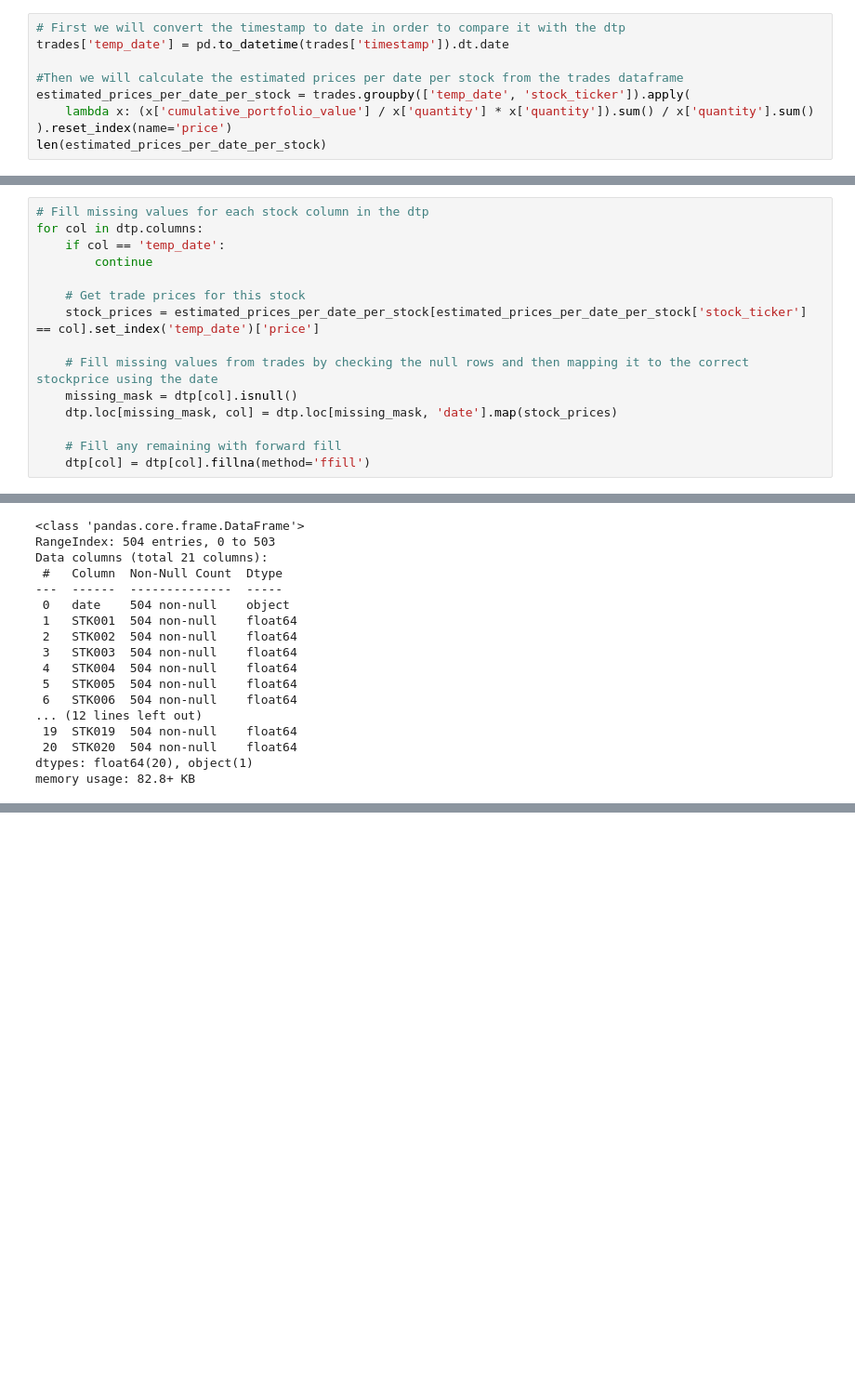
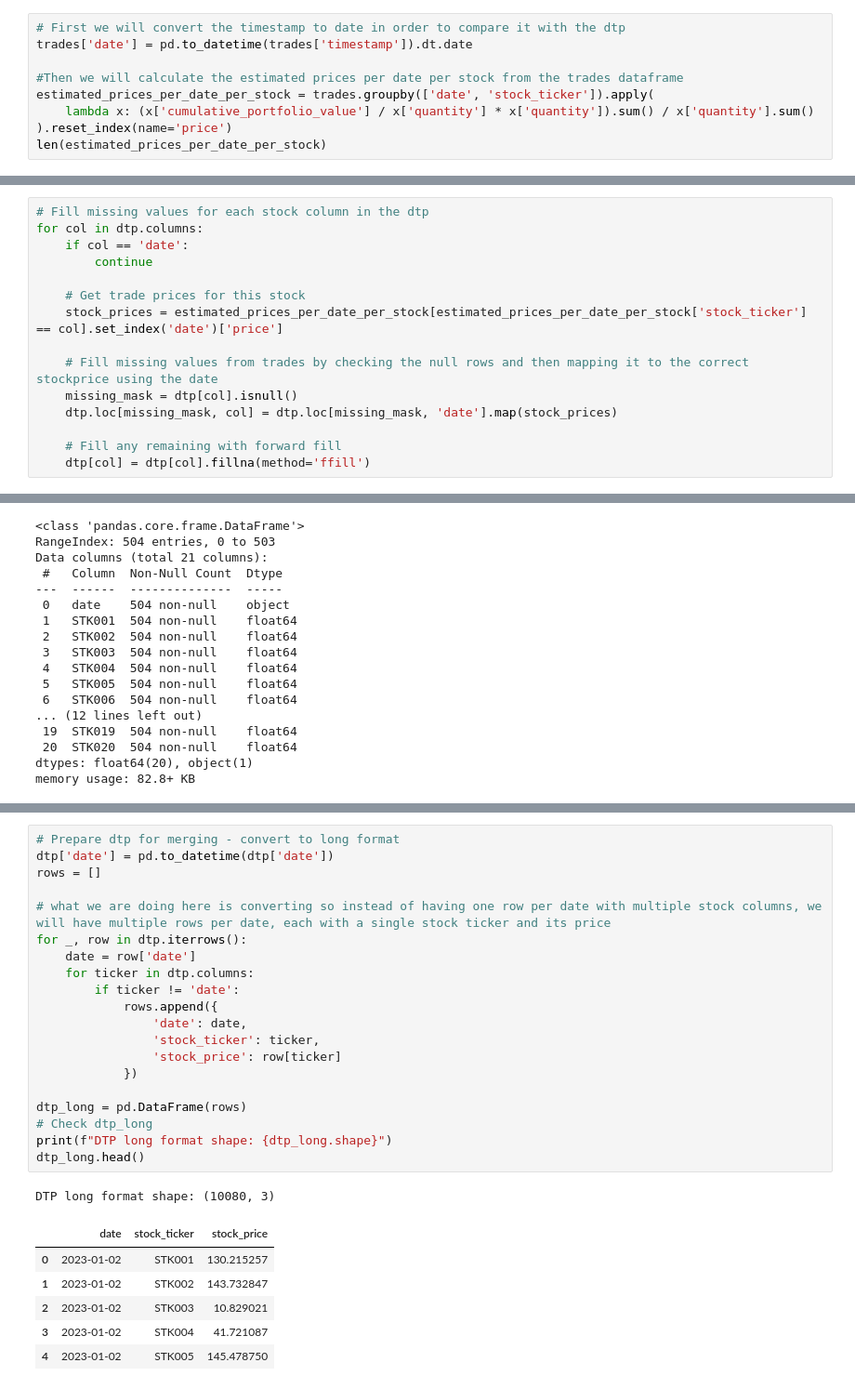
Before and after one commit to seiftarek158/Data-Engineering, a Jupyter notebook: data_cleaning.ipynb, the cells around one changed output, grey strips where cells are left out. Shown at 93% size. Drawn from its saved outputs; the diff is of its cells as text; blank space fills up the shorter version.

```diff
--- a/data_cleaning.ipynb
+++ b/data_cleaning.ipynb
@@ -184,10 +184,10 @@ trades.head()
 | 4 | 5 | 2023-01-02 | 3938 | STK006 | BUY | 203 | 203.00 | ... |
 # %%
 # First we will convert the timestamp to date in order to compare it with the dtp
-trades['temp_date'] = pd.to_datetime(trades['timestamp']).dt.date
+trades['date'] = pd.to_datetime(trades['timestamp']).dt.date
 
 #Then we will calculate the estimated prices per date per stock from the trades dataframe
-estimated_prices_per_date_per_stock = trades.groupby(['temp_date', 'stock_ticker']).apply(
+estimated_prices_per_date_per_stock = trades.groupby(['date', 'stock_ticker']).apply(
     lambda x: (x['cumulative_portfolio_value'] / x['quantity'] * x['quantity']).sum() / x['quantity'].sum()
 ).reset_index(name='price')
 len(estimated_prices_per_date_per_stock)
@@ -196,11 +196,11 @@ len(estimated_prices_per_date_per_stock)
 # %%
 # Fill missing values for each stock column in the dtp
 for col in dtp.columns:
-    if col == 'temp_date':
+    if col == 'date':
         continue
 
     # Get trade prices for this stock
-    stock_prices = estimated_prices_per_date_per_stock[estimated_prices_per_date_per_stock['stock_ticker'] == col].set_index('temp_date')['price']
+    stock_prices = estimated_prices_per_date_per_stock[estimated_prices_per_date_per_stock['stock_ticker'] == col].set_index('date')['price']
 
     # Fill missing values from trades by checking the null rows and then mapping it to the correct stockprice using the date
     missing_mask = dtp[col].isnull()
@@ -252,0 +392,28 @@ memory usage: 625.1+ KB
+# %%
+# Prepare dtp for merging - convert to long format
+dtp['date'] = pd.to_datetime(dtp['date'])
+rows = []
+
+# what we are doing here is converting so instead of having one row per date with multiple stock columns, we will have multiple rows per date, each with a single stock ticker and its price
+for _, row in dtp.iterrows():
+    date = row['date']
+    for ticker in dtp.columns:
+        if ticker != 'date':
+            rows.append({
+                'date': date,
+                'stock_ticker': ticker,
+                'stock_price': row[ticker]
+            })
+
+dtp_long = pd.DataFrame(rows)
+# Check dtp_long
+print(f"DTP long format shape: {dtp_long.shape}")
+dtp_long.head()
+# %% [output]
+DTP long format shape: (10080, 3)
+|  | date | stock_ticker | stock_price |
+| 0 | 2023-01-02 | STK001 | 130.215257 |
+| 1 | 2023-01-02 | STK002 | 143.732847 |
+| 2 | 2023-01-02 | STK003 | 10.829021 |
+| 3 | 2023-01-02 | STK004 | 41.721087 |
+| 4 | 2023-01-02 | STK005 | 145.478750 |
```
Also changed, not shown: parts of 16 cells of this notebook, 1 other file.
